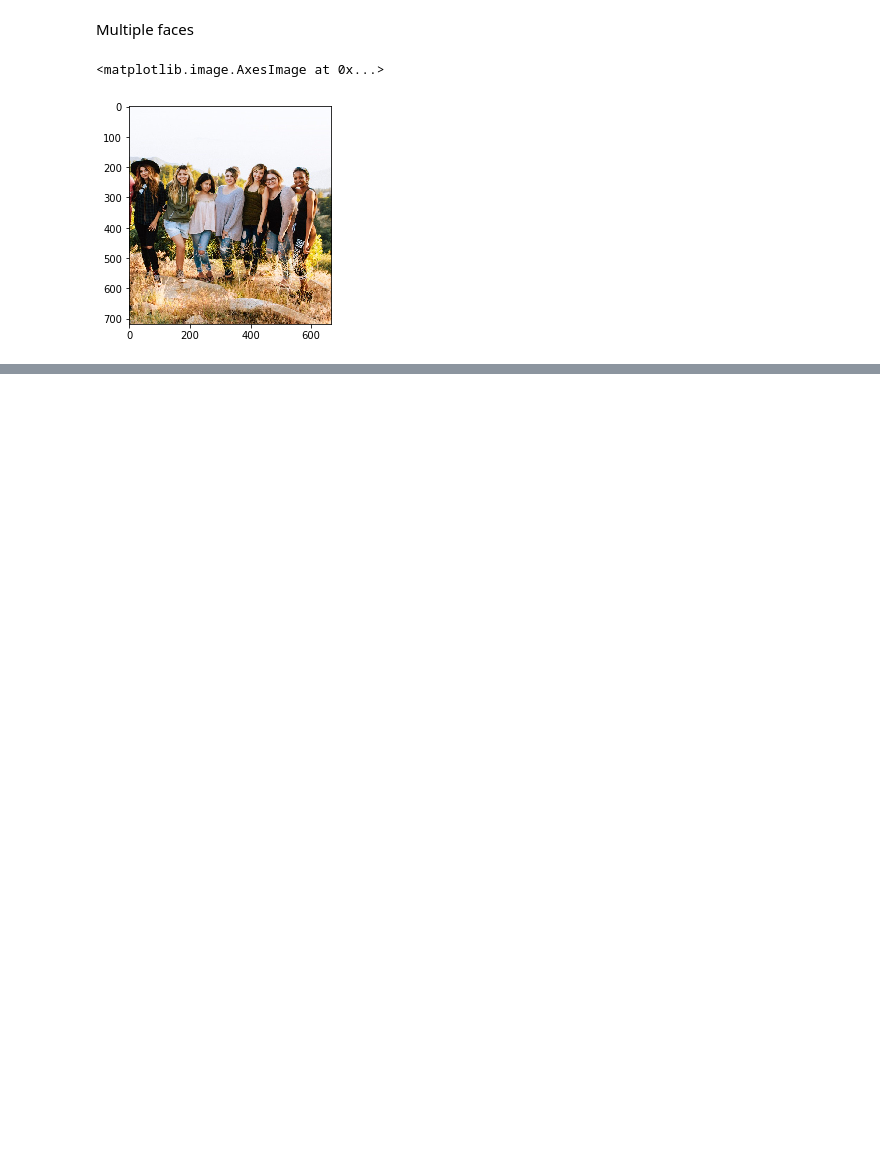
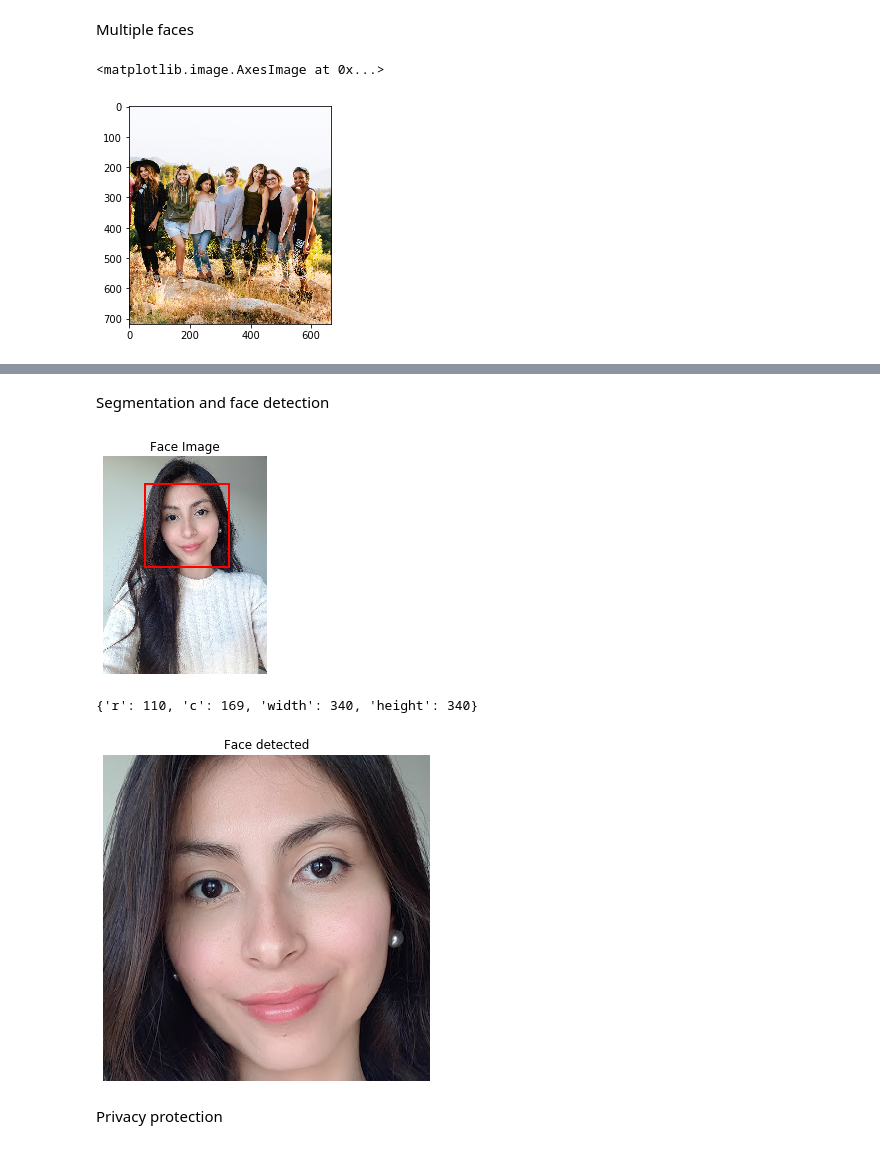
Before and after one commit to juansantateresa/Image_Processing, a Jupyter notebook: Is someone there?.ipynb, the cells around one changed output, grey strips where cells are left out. Cells and saved outputs as stored; diff of their text form; code cells hidden in the pictures; blank space fills up the shorter version.

Commit message:
Multiple detection

```diff
--- a/Is someone there?.ipynb
+++ b/Is someone there?.ipynb
@@ -93,0 +115,2 @@ detected_2 = detector.detect_multi_scale(
+# %% [markdown]
+Segmentation and face detection
@@ -93,0 +120,22 @@ detected_2 = detector.detect_multi_scale(
+# %%
+profile_image = imread(
+'/Users/juansantateresagomez/Desktop/Image_Processing/Image Processing with Python course exercise dataset/chapter 4/face_det9.jpg')
+# %%
+segments = slic(profile_image, n_segments=100)
+# %%
+segmented_image = label2rgb(segments, profile_image, kind='avg')
+# %%
+detected_3 = detector.detect_multi_scale(
+    img=segmented_image,
+    scale_factor = 1.2,
+    step_ratio = 1,
+    min_size=(10,10),
+    max_size=(1000,1000))
+# %%
+show_detected_face(profile_image, detected_3)
+# %% [output]
+[figure, added]
+{'r': 110, 'c': 169, 'width': 340, 'height': 340}
+[figure, added]
+# %% [markdown]
+Privacy protection
```
Also changed, not shown: parts of 15 cells of this notebook.
